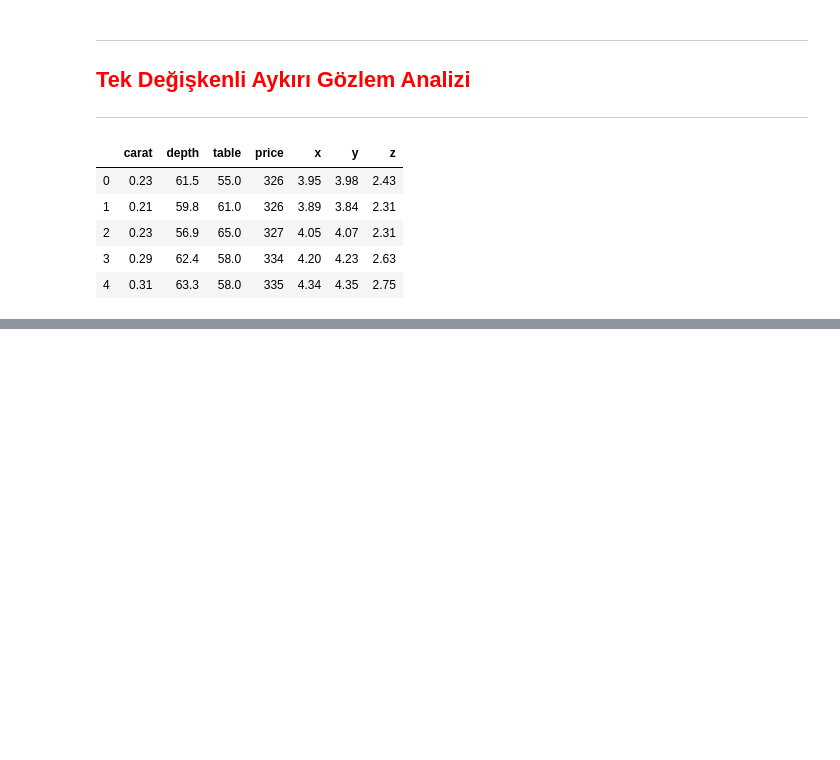
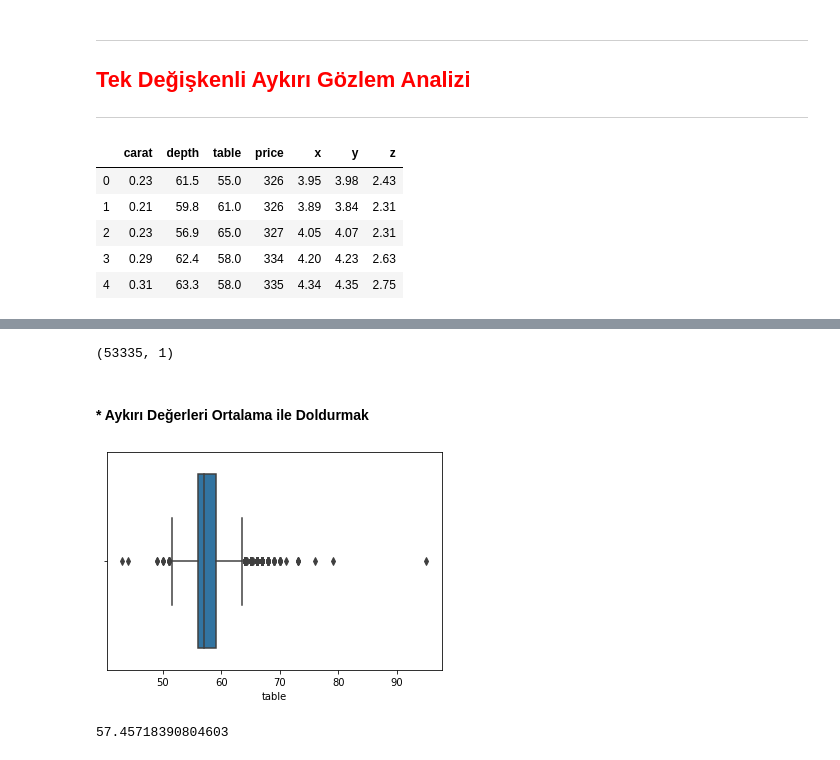
Before and after one commit to omercsx/Machine_Learning_Bootcamp, a Jupyter notebook: Veri Ön İşleme/veri_on_isleme.ipynb, the cells around one changed output, grey strips where cells are left out. Drawn from its saved outputs; the diff is of its cells as text; code cells hidden in the pictures; blank space fills up the shorter version.

```diff
--- a/Veri Ön İşleme/veri_on_isleme.ipynb
+++ b/Veri Ön İşleme/veri_on_isleme.ipynb
@@ -51,0 +159,16 @@ df.head()
+# %%
+temiz_df_table.shape
+# %% [output]
+(53335, 1)
+# %% [markdown]
+#### * Aykırı Değerleri Ortalama ile Doldurmak
+# %%
+df_table = df['table'].copy() #üzerinde değişiklikler oldu nolur nolmaz diye yeniden oluştururuz
+# %%
+sns.boxplot(x=df_table);
+# %% [output]
+[figure, added]
+# %%
+df_table.mean()
+# %% [output]
+57.45718390804603
```
Also changed, not shown: parts of 83 cells of this notebook.
